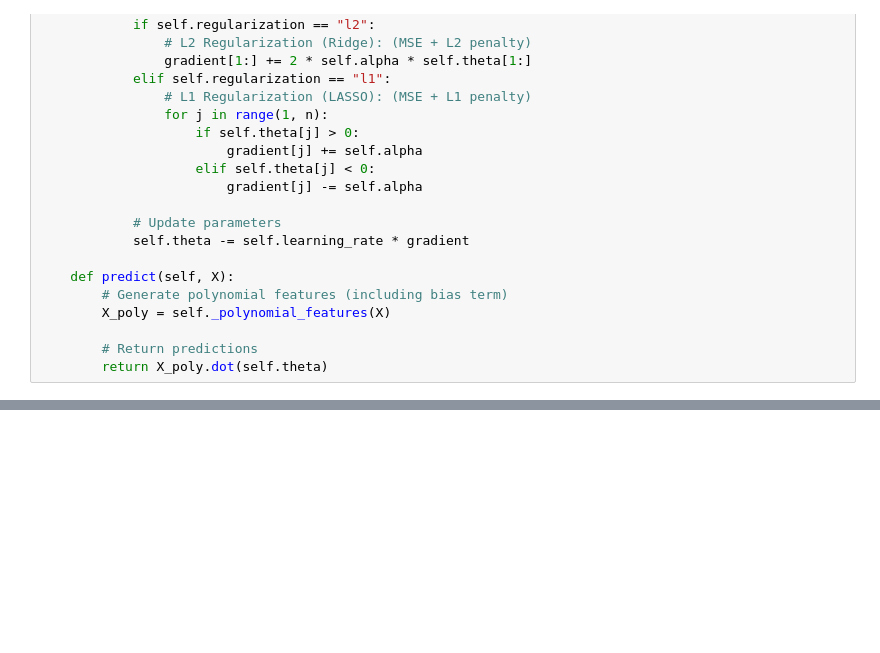
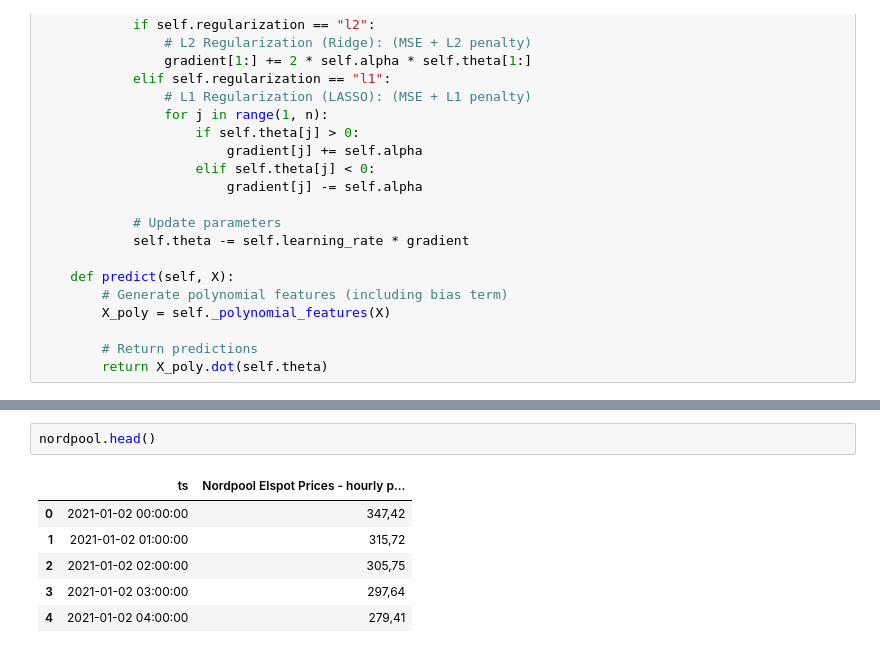
Before and after one commit to Max-f123/Machine_Learning_in_Energy_Systems, a Jupyter notebook: Test 21.ipynb, the cells around one changed output, grey strips where cells are left out. Drawn from its saved outputs; the diff is of its cells as text; blank space fills up the shorter version.

```diff
--- a/Test 21.ipynb
+++ b/Test 21.ipynb
@@ -1314,0 +1343,9 @@ ValueError: Cannot merge a Series without a name
+# %%
+nordpool.head()
+# %% [output]
+|  | ts | Nordpool Elspot Prices - hourly p... |
+| 0 | 2021-01-02 00:00:00 | 347,42 |
+| 1 | 2021-01-02 01:00:00 | 315,72 |
+| 2 | 2021-01-02 02:00:00 | 305,75 |
+| 3 | 2021-01-02 03:00:00 | 297,64 |
+| 4 | 2021-01-02 04:00:00 | 279,41 |
```
Also changed, not shown: parts of 11 cells of this notebook.
